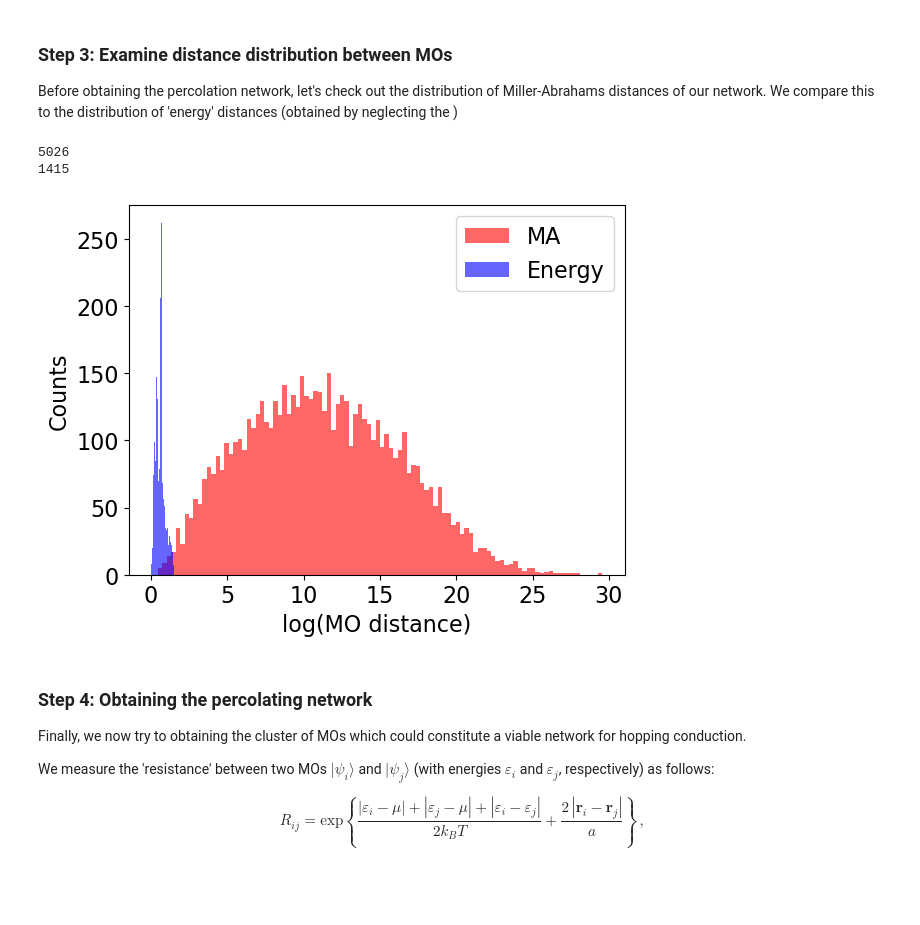
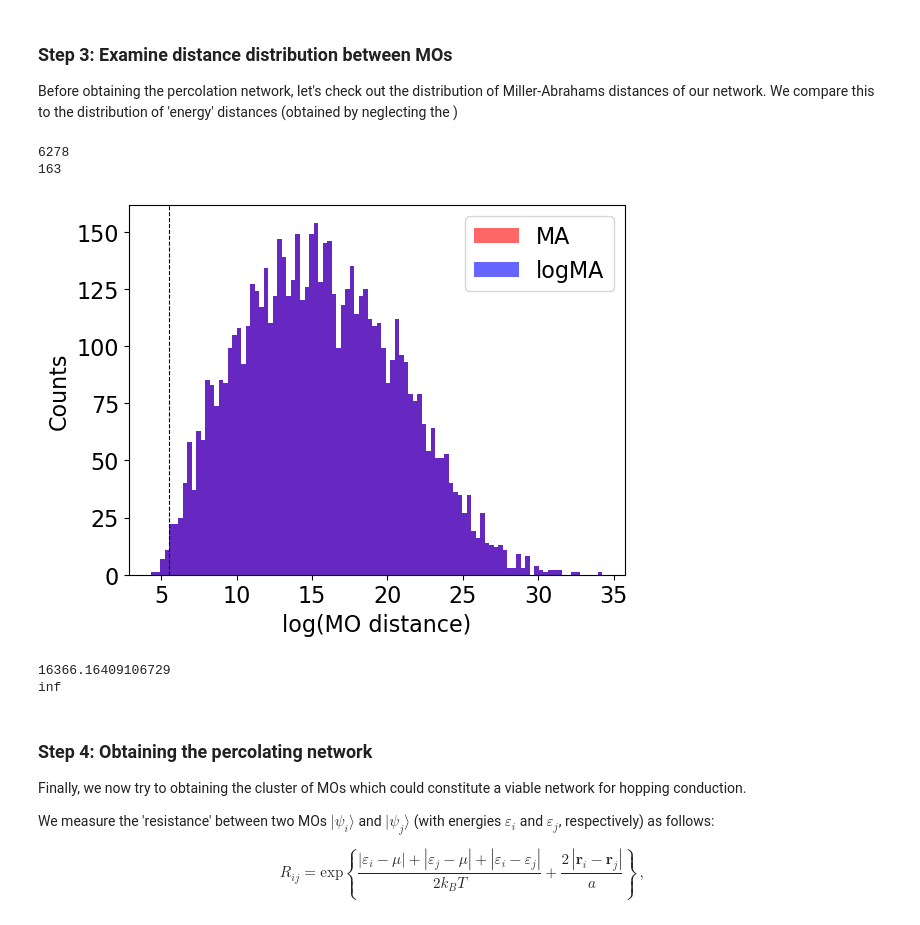
Before and after one commit to ngastellu/percolate_mac, a Jupyter notebook: proof_of_concept.ipynb, the cells around one changed output. Drawn from its saved outputs; the diff is of its cells as text; code cells hidden in the pictures; blank space fills up the shorter version.

```diff
--- a/proof_of_concept.ipynb
+++ b/proof_of_concept.ipynb
@@ -70,20 +70,23 @@ from matplotlib import rcParams
 
 rcParams['image.aspect'] = 'auto'
 
-N = M.shape[0]
-#eF = 0.5 * ( energies[N//2] + energies[(N//2)-1] )
-eF = 0
+# N = M.shape[0]
+# #eF = 0.5 * ( energies[N//2] + energies[(N//2)-1] )
+# eF = 0
 
-print(f'Fermi energy of fragment = {eF} eV')
-print(f'Bandwidth of fragment = {energies[-1] - energies[0]} eV')
+# print(f'Fermi energy of fragment = {eF} eV')
+# print(f'Bandwidth of fragment = {energies[-1] - energies[0]} eV')
 
-energies -= eF #center energies around eF occupied MOs have E<0 and unoccupied MOs have E>0
+# energies -= eF #center energies around eF occupied MOs have E<0 and unoccupied MOs have E>0
 
-ga = 0.1 #edge atome-lead coupling in eV
-print("Computing AO gammas...")
-agaL, agaR = qcm.AO_gammas(pos,ga)
-print("Computing MO gammas...")
-gamL, gamR = qcm.MO_gammas(M,agaL, agaR, return_diag=True)
+# ga = 0.1 #edge atome-lead coupling in eV
+# print("Computing AO gammas...")
+# agaL, agaR = qcm.AO_gammas(pos,ga)
+# print("Computing MO gammas...")
+# gamL, gamR = qcm.MO_gammas(M,agaL, agaR, return_diag=True)
+
+gamL = np.load('gamL_40x40-2.npy')
+gamR = np.load('gamR_40x40-2.npy')
 
 plt.plot(energies, gamL, 'r.', label='$\langle\Gamma_L\\rangle$', alpha=0.6)
 plt.plot(energies, gamR, 'b.', label='$\langle\Gamma_R\\rangle$', alpha=0.6)
@@ -172,29 +171,38 @@ The MOs supported by this snapshot seem to exhibit slightly different localisati
 
 Before obtaining the percolation network, let's check out the distribution of Miller-Abrahams distances of our network. We compare this to the distribution of 'energy' distances (obtained by neglecting the )
 # %%
-from percolate import dArray_MA, dArray_energy
+from percolate import dArray_MA, dArray_energy, dArray_logMA
 
 coms = qcm.MO_com(pos, M)
 
-distMA = dArray_MA(energies,coms,300, a0=30)
-distE = dArray_energy(energies,300)
+distMA = dArray_MA(energies,coms,300, a0=30,eF=0)
+distE = dArray_energy(energies,300,eF=0)
+log_distMA = dArray_logMA(energies,coms,300, a0=30,eF=0)
 print((distMA > 1e3).sum())
 print((distMA <= 1e3).sum())
 
 fig, ax = plt.subplots()
 
 plt_utils.histogram(np.log(distMA),nbins=100,xlabel='log(MO distance)',show=False, normalised=False, plt_objs=(fig,ax),
     plt_kwargs={'alpha': 0.6, 'color': 'r', 'label': 'MA'})
-plt_utils.histogram(np.log(distE),nbins=100,show=False, normalised=False, plt_objs=(fig,ax),
-    plt_kwargs={'alpha': 0.6, 'color': 'b', 'label': 'Energy'})
+plt_utils.histogram(log_distMA,nbins=100,xlabel='log(MO distance)',show=False, normalised=False, plt_objs=(fig,ax),
+    plt_kwargs={'alpha': 0.6, 'color': 'b', 'label': 'logMA'})
+# plt_utils.histogram(np.log(distE),nbins=100,show=False, normalised=False, plt_objs=(fig,ax),
+#     plt_kwargs={'alpha': 0.6, 'color': 'b', 'label': 'Energy'})
 plt.legend()
-#plt.axvline(x=np.mean(gamL) + 4*np.std(gamL), ymin=0, ymax=1, color='r', ls='--',lw=0.8)
+plt.axvline(x=np.mean(log_distMA) - 2.0*np.std(log_distMA), ymin=0, ymax=1, color='k', ls='--',lw=0.8)
 #plt.axvline(x=np.mean(gamR) + 4*np.std(gamR), ymin=0, ymax=1, color='b', ls='--',lw=0.8)
 plt.show()
 # %% [output]
-5026
-1415
+6278
+163
-[figure, old version]
+[figure, new version]
+# %%
+print(np.min(distMA))
+print(np.max(distMA))
+# %% [output]
+16366.16409106729
+inf
 # %% [markdown]
 ### Step 4: Obtaining the percolating network
 
```
Also changed, not shown: parts of 3 cells of this notebook, 3 other files.
